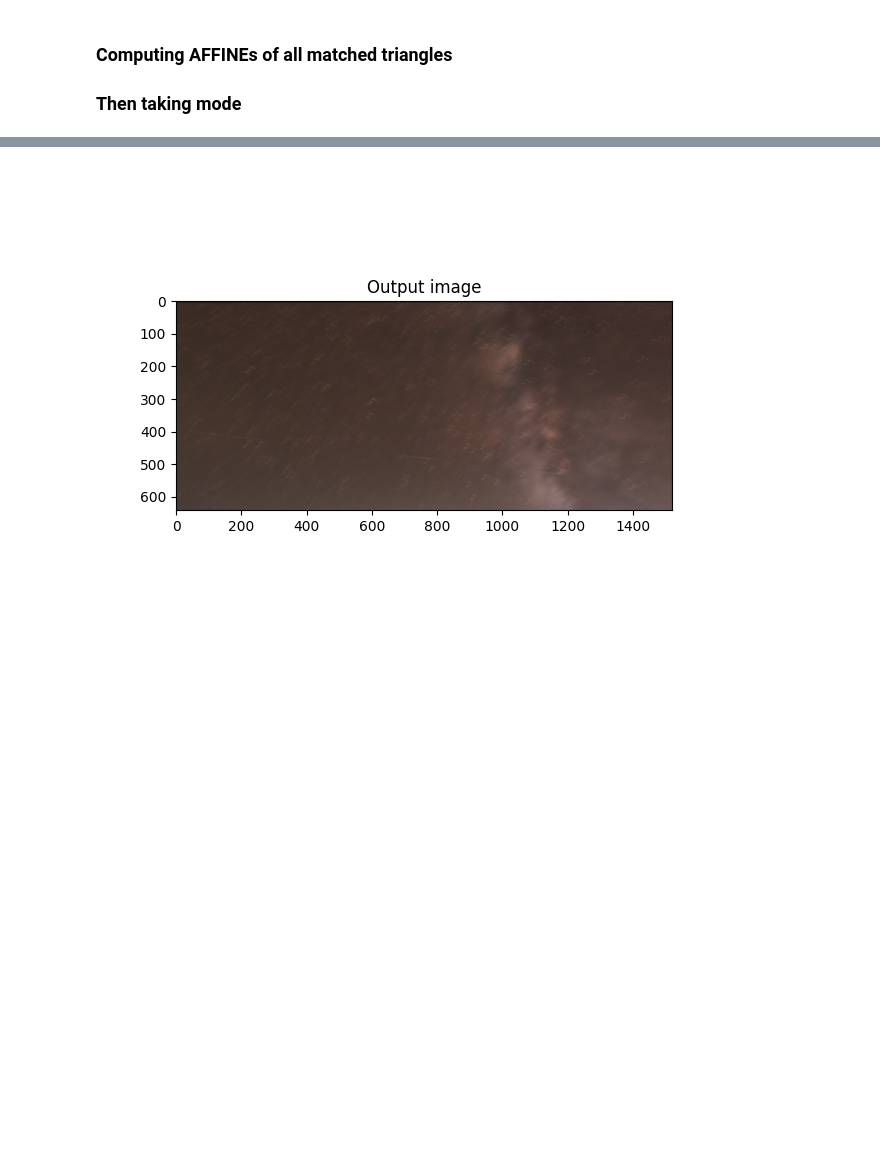
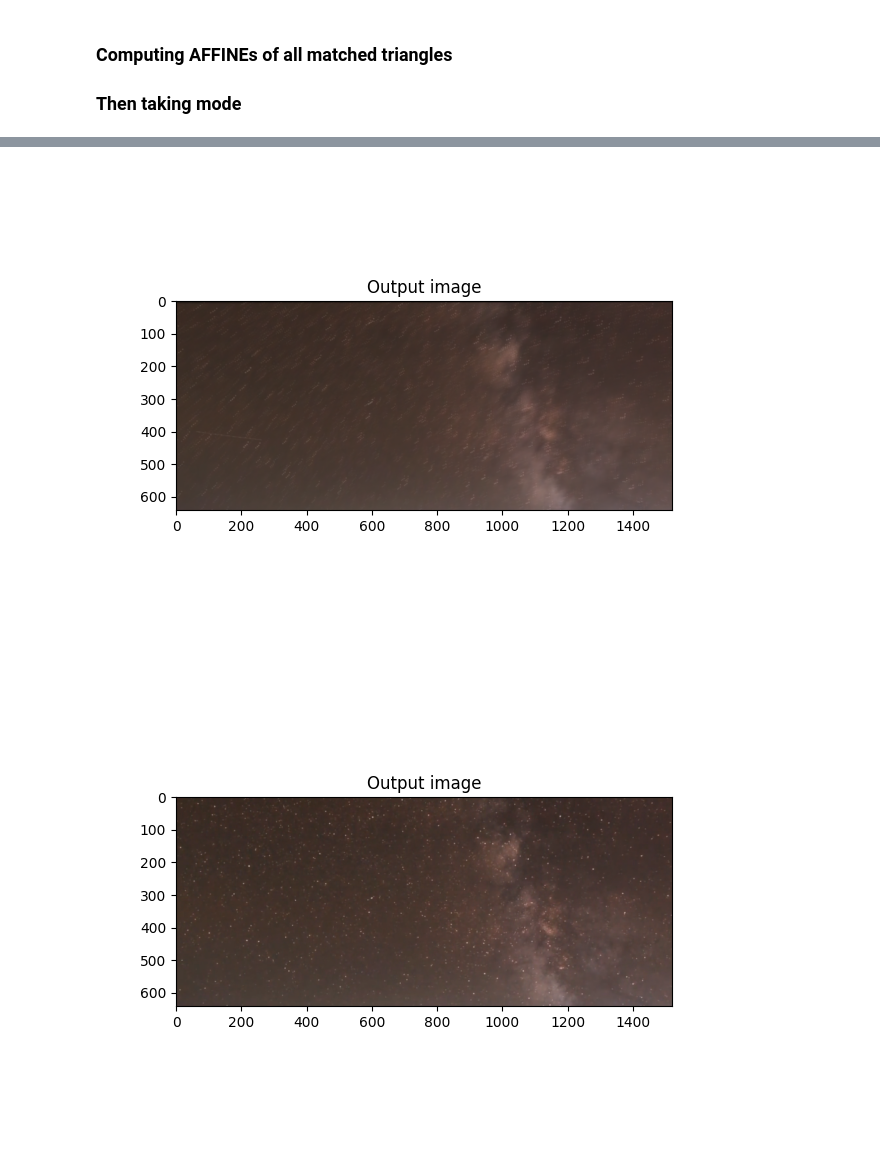
Before and after one commit to harivignesh777/DIP_course_project, a Jupyter notebook: Termproject.ipynb, the cells around one changed output, grey strips where cells are left out. Saved outputs shown, nothing was run; the diff lists cells and outputs as text; code cells hidden in the pictures; blank space fills up the shorter version.

```diff
--- a/Termproject.ipynb
+++ b/Termproject.ipynb
@@ -291,30 +285,38 @@ Crop_border_col = 200
 DIRECT_ADDITION = np.zeros(cv2.imread(Image_Src_dir+"\\"+Image_files[0]).shape, dtype=np.float_)
 IMAGES = []
 for file in Image_files:
     IMAGES.append(cv2.imread(Image_Src_dir+"\\"+file))
     DIRECT_ADDITION = DIRECT_ADDITION + IMAGES[-1]
 DIRECT_ADDITION = DIRECT_ADDITION/np.max(DIRECT_ADDITION)
 DIRECT_ADDITION = DIRECT_ADDITION[Crop_border_row_1:IMAGES[image_no].shape[0]-Crop_border_row_2, Crop_border_col:IMAGES[image_no].shape[1]-Crop_border_col]
 plt.figure(plot_no)
 plot_no += 1
 plt.title("Directly added image")
 plt.imshow(DIRECT_ADDITION)
 plt.show()
 
 
 
 
 # IMAGES AFTER CORRECTION
 OUTPUT_IMAGE = np.zeros(cv2.imread(Image_Src_dir+"\\"+Image_files[0]).shape, dtype=np.float_)
 for index in range(len(IMAGES)):
     OUTPUT_IMAGE = OUTPUT_IMAGE + cv2.warpAffine(IMAGES[index], TRANSFORMS[index].reshape((2,3)), (IMAGES[0].shape[::-1][1:]))
 OUTPUT_IMAGE = OUTPUT_IMAGE/np.max(OUTPUT_IMAGE)
 OUTPUT_IMAGE = OUTPUT_IMAGE[Crop_border_row_1:IMAGES[image_no].shape[0]-Crop_border_row_2, Crop_border_col:IMAGES[image_no].shape[1]-Crop_border_col]
 plt.figure(plot_no)
 plot_no += 1
 plt.title("Output image")
 plt.imshow(OUTPUT_IMAGE)
 plt.show()
+
+
+plt.figure(plot_no)
+plot_no += 1
+plt.title("Output image")
+plt.imshow(IMAGES[0][Crop_border_row_1:IMAGES[image_no].shape[0]-Crop_border_row_2, Crop_border_col:IMAGES[image_no].shape[1]-Crop_border_col])
+plt.show()
 # %% [output]
 [figure]
 [figure]
+[figure, added]
```
Also changed, not shown: parts of 6 cells of this notebook, 10 other files.
